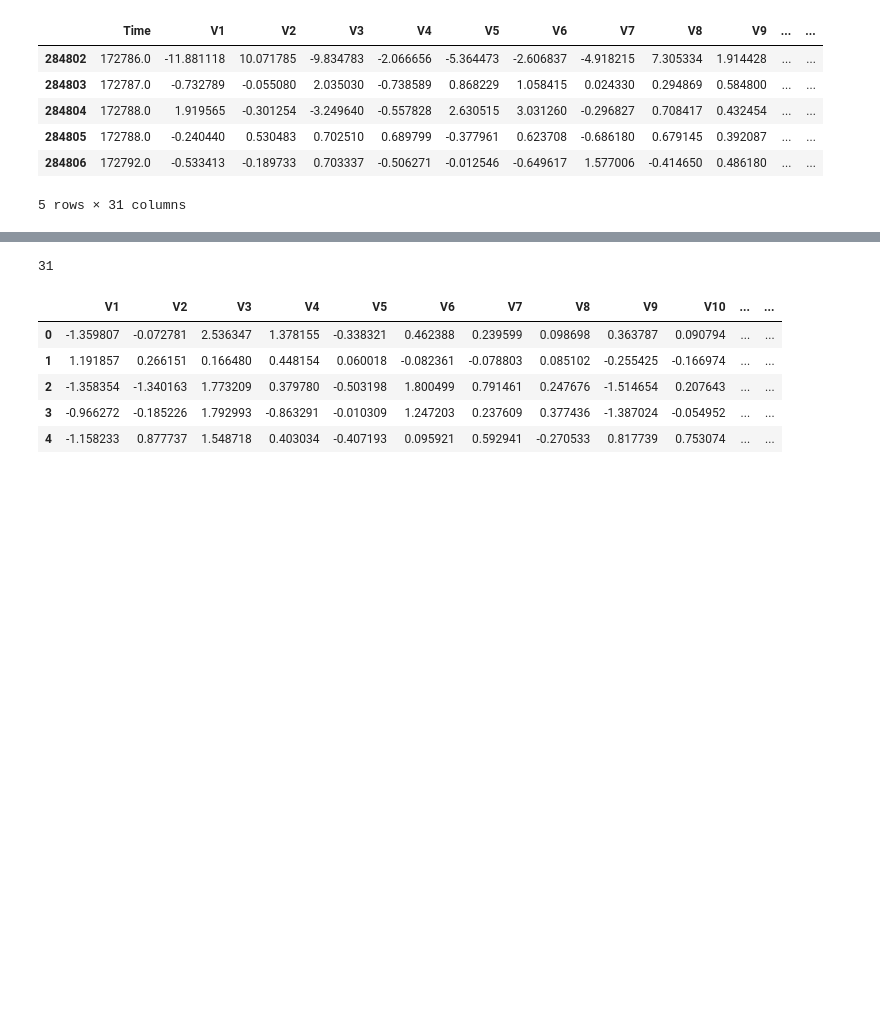
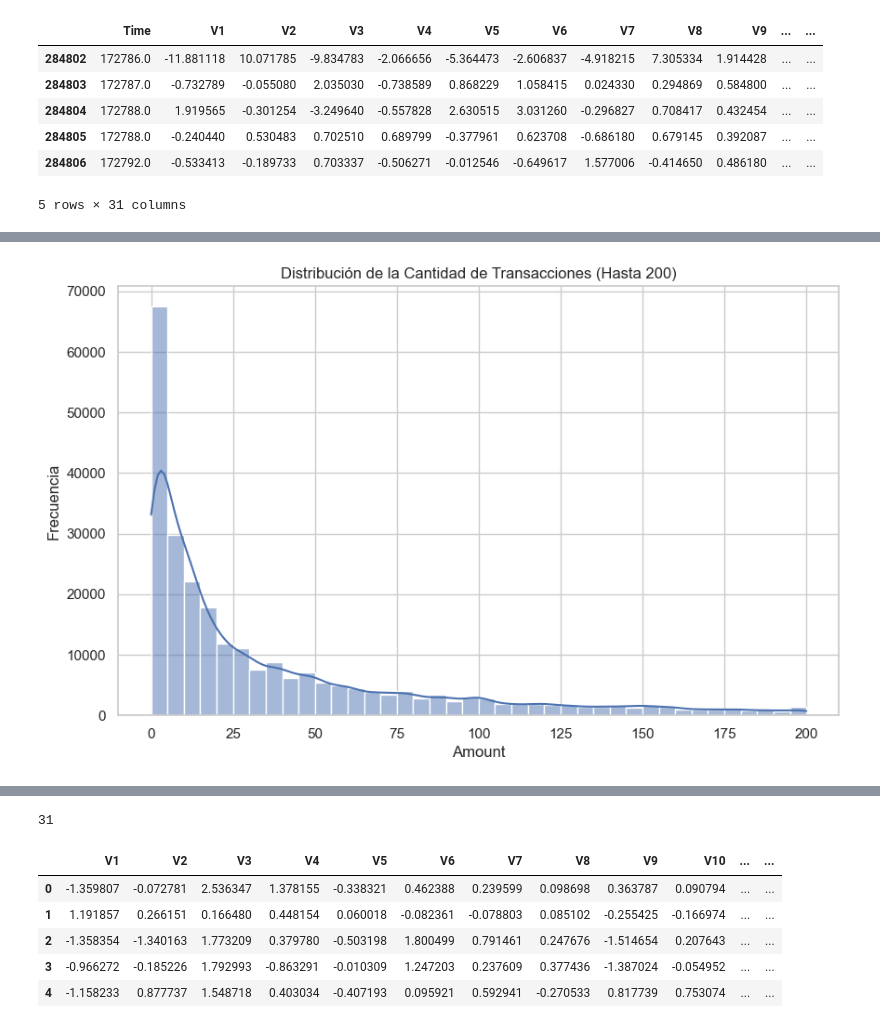
Before and after one commit to Estef072/CreditCardFraudDetection, a Jupyter notebook: ProyectoCardFraudV2.ipynb, the cells around one changed output, grey strips where cells are left out. Drawn from its saved outputs; the diff is of its cells as text; code cells hidden in the pictures; blank space fills up the shorter version.

```diff
--- a/ProyectoCardFraudV2.ipynb
+++ b/ProyectoCardFraudV2.ipynb
@@ -36,0 +58,17 @@ pd.value_counts(df['Class']).plot.bar()
+# %%
+import matplotlib.pyplot as plt
+import seaborn as sns
+
+# Configuración de estilo para las gráficas
+sns.set(style="whitegrid")
+
+# Distribución de la Variable 'Amount' (Enfoque en Transacciones Menores)
+plt.figure(figsize=(10, 6))
+sns.histplot(df[df['Amount'] <= 200]['Amount'], bins=40, kde=True)
+plt.title('Distribución de la Cantidad de Transacciones (Hasta 200)')
+plt.xlabel('Amount')
+plt.ylabel('Frecuencia')
+plt.grid(True)
+plt.show()
+# %% [output]
+[figure, added]
```
Also changed, not shown: parts of 14 cells of this notebook.
